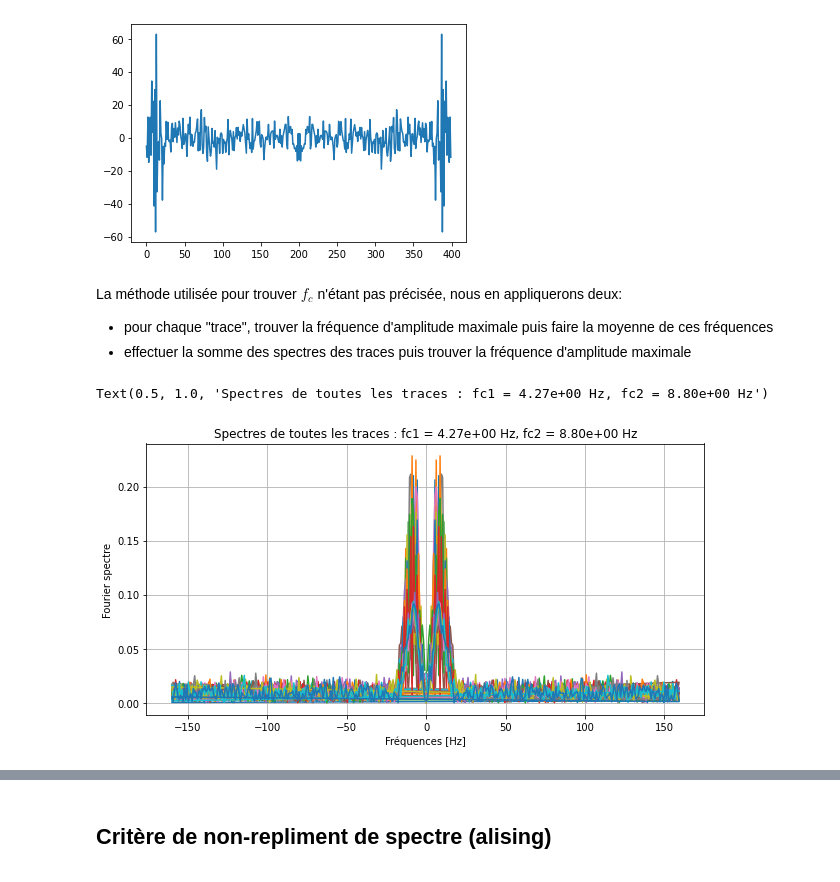
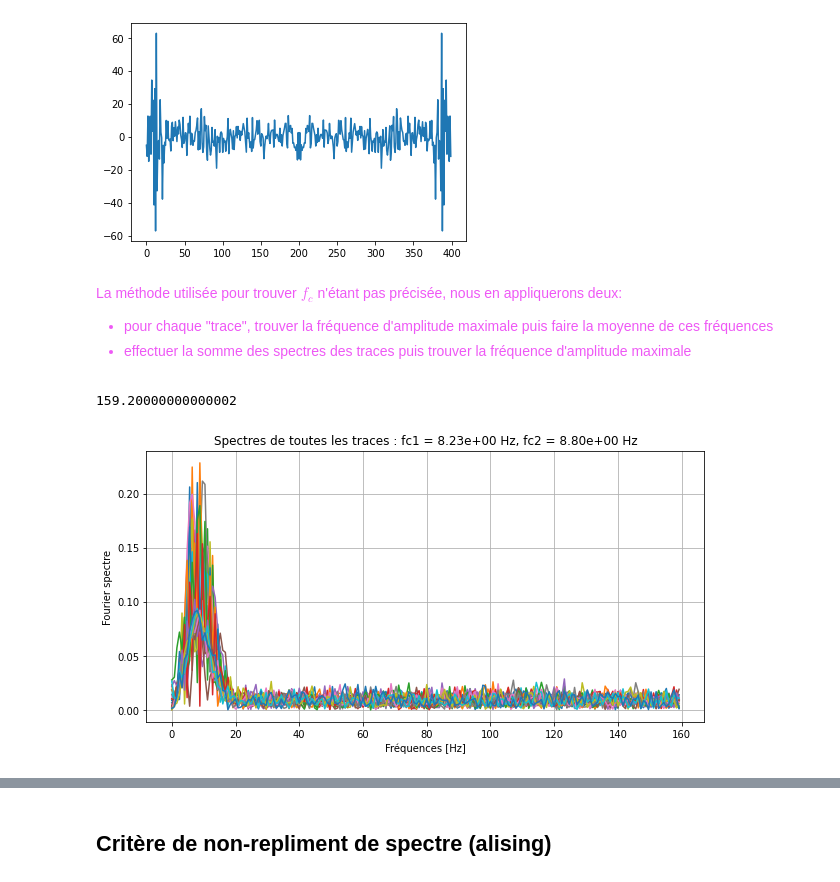
Before and after one commit to 21pili/tds, a Jupyter notebook: mini_projet_groupe1.ipynb, the cells around one changed output, grey strips where cells are left out. Saved outputs shown, nothing was run; the diff lists cells and outputs as text; code cells hidden in the pictures.

```diff
--- a/mini_projet_groupe1.ipynb
+++ b/mini_projet_groupe1.ipynb
@@ -147,37 +149,41 @@ print(max)
 13
 [figure]
 # %% [markdown]
+<font color = "#ee58f5">
+
 La méthode utilisée pour trouver $f_c$ n'étant pas précisée, nous en appliquerons deux:
 * pour chaque "trace", trouver la fréquence d'amplitude maximale puis faire la moyenne de ces fréquences
 * effectuer la somme des spectres des traces puis trouver la fréquence d'amplitude maximale
 # %%
 # choix de fréquences
-frequences = np.fft.fftfreq(nt,dt)
+frequences = np.fft.fftfreq(nt,dt)[:200]
 
 # liste des fréquences maximales
 fc_list = []
 # somme des spectre
 spectre_sum = np.zeros(len(frequences))
 fig, ax1 = plt.subplots(figsize = (10,5))
 for i in range(nx):
     if i not in mtr:
-        fft = np.fft.fft(trace(i))
+        fft = np.fft.fft(trace(i))[:200]
         spectre = 2.0/nt * np.abs(fft)
 
         spectre_sum += spectre # mise à jour de la somme
         fc_list.append(frequences[np.argmax(spectre)]) # stockage de la fréquence
 
         ax1.plot(frequences, spectre)
 ax1.set_xlabel("Fréquences [Hz]")
 ax1.set_ylabel("Fourier spectre")
 ax1.grid()
 
 fc1 = np.mean(fc_list)
 fc2 = frequences[np.argmax(spectre_sum)]
 ax1.set_title(f"Spectres de toutes les traces : fc1 = {'%.2e' % fc1} Hz, fc2 = {'%.2e' % fc2} Hz")
+
+print(frequences[199])
 # %% [output]
-Text(0.5, 1.0, 'Spectres de toutes les traces : fc1 = 4.27e+00 Hz, fc2 = 8.80e+00 Hz')
+159.20000000000002
-[figure, old version]
+[figure, new version]
 # %%
 def d(p, fc):
     d_p = np.zeros((nt,nx))
```
Also changed, not shown: parts of 7 cells of this notebook.
